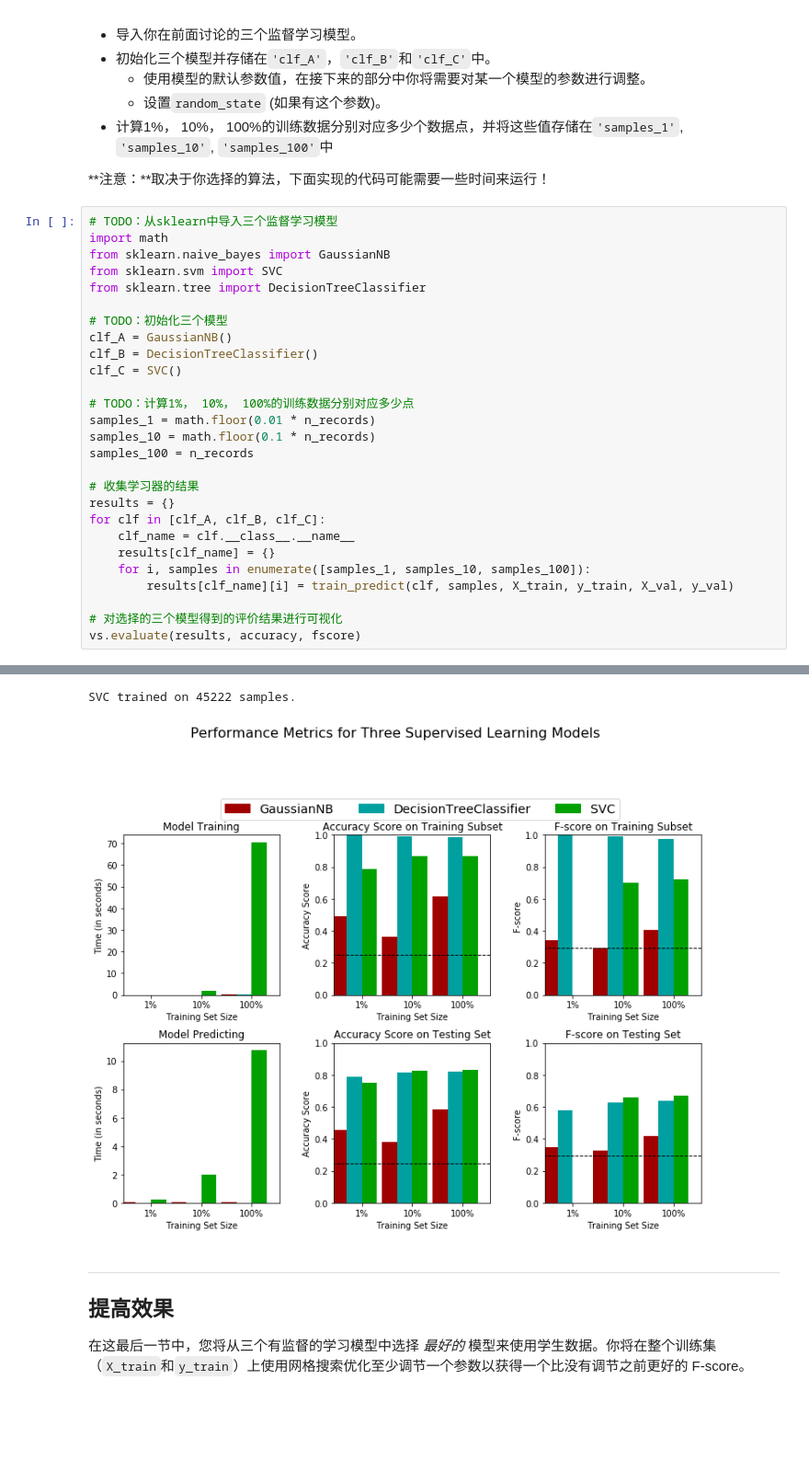
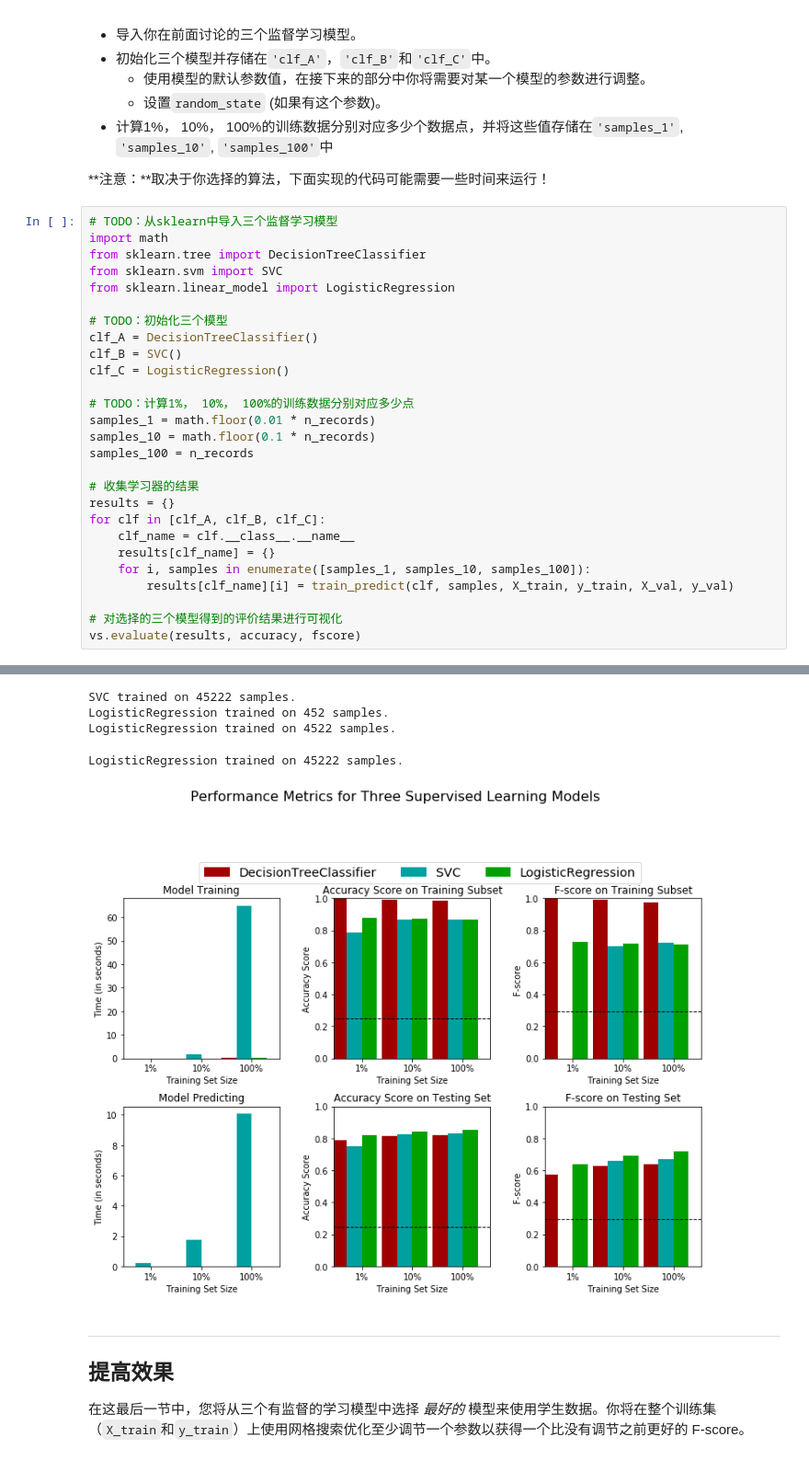
Before and after one commit to Dong9769/finding_donors, a Jupyter notebook: finding_donors.ipynb, the cells around one changed output, grey strips where cells are left out. Shown at 92% size. Cells and saved outputs as stored; diff of their text form; blank space fills up the shorter version.

```diff
--- a/finding_donors.ipynb
+++ b/finding_donors.ipynb
@@ -387,14 +442,14 @@ def train_predict(learner, sample_size, X_train, y_train, X_val, y_val):
 # %%
 # TODO：从sklearn中导入三个监督学习模型
 import math
-from sklearn.naive_bayes import GaussianNB
+from sklearn.tree import DecisionTreeClassifier
 from sklearn.svm import SVC
-from sklearn.tree import DecisionTreeClassifier
+from sklearn.linear_model import LogisticRegression
 
 # TODO：初始化三个模型
-clf_A = GaussianNB()
-clf_B = DecisionTreeClassifier()
-clf_C = SVC()
+clf_A = DecisionTreeClassifier()
+clf_B = SVC()
+clf_C = LogisticRegression()
 
 # TODO：计算1%， 10%， 100%的训练数据分别对应多少点
 samples_1 = math.floor(0.01 * n_records)
@@ -418,10 +470,13 @@ GaussianNB trained on 45222 samples.
 DecisionTreeClassifier trained on 452 samples.
 DecisionTreeClassifier trained on 4522 samples.
 DecisionTreeClassifier trained on 45222 samples.
 SVC trained on 452 samples.
 SVC trained on 4522 samples.
 SVC trained on 45222 samples.
+LogisticRegression trained on 452 samples.
+LogisticRegression trained on 4522 samples.
+LogisticRegression trained on 45222 samples.
-[figure, old version]
+[figure, new version]
 # %% [markdown]
 ----
 ## 提高效果
```
Also changed, not shown: parts of 25 cells of this notebook.
